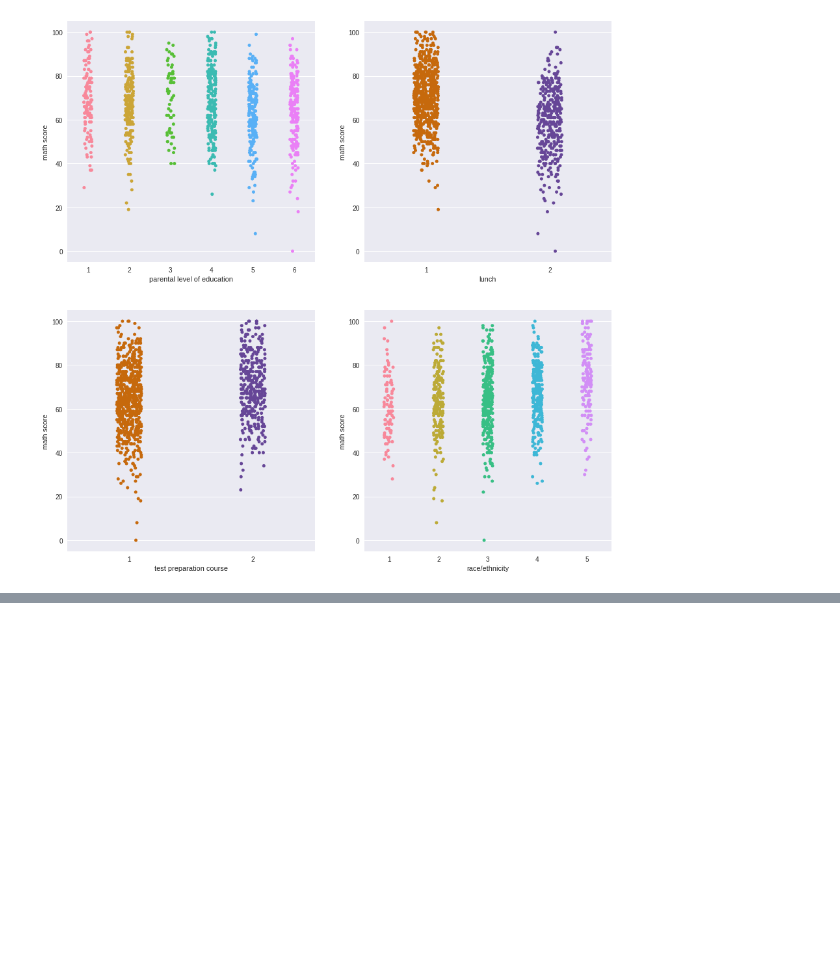
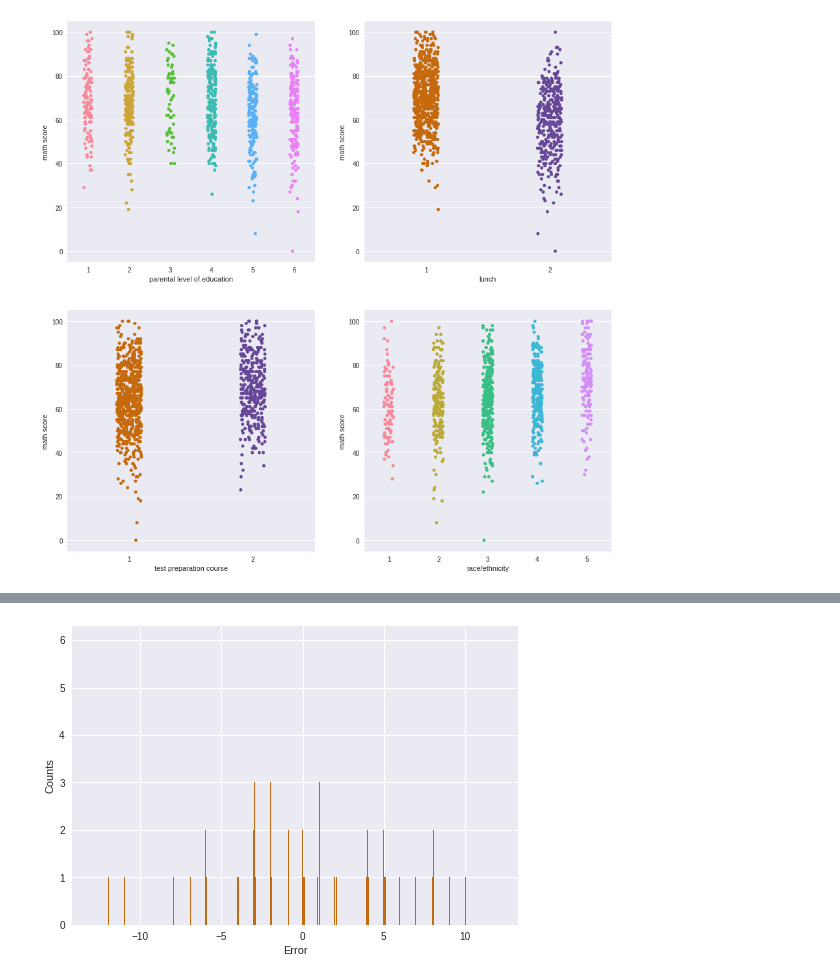
Before and after one commit to 1218muskan/MLnow_2.0, a Jupyter notebook: Univariate_Linear_Regression_and_EDA.ipynb, the cells around one changed output, grey strips where cells are left out. Cells and saved outputs as stored; diff of their text form; code cells hidden in the pictures; blank space fills up the shorter version.

```diff
--- a/Univariate_Linear_Regression_and_EDA.ipynb
+++ b/Univariate_Linear_Regression_and_EDA.ipynb
@@ -171,0 +491,16 @@ sns.stripplot(x='race/ethnicity', y='math score', data=df, hue=None,  ax=axarr[1
+# %%
+#error plot --> gaussian distribution (normal distribution)
+# most of our values centered around zero
+
+#if not a gaussian curve: model is not predicting well
+
+def errorPlot(preds, labels, counts):
+  errors = preds - labels
+  plt.hist(errors, counts)
+  plt.xlabel('Error')
+  plt.ylabel('Counts')
+  plt.show()
+
+errorPlot(testPreds, testLabels, numEpochs)
+# %% [output]
+[figure, added]
```
Also changed, not shown: parts of 31 cells of this notebook.
